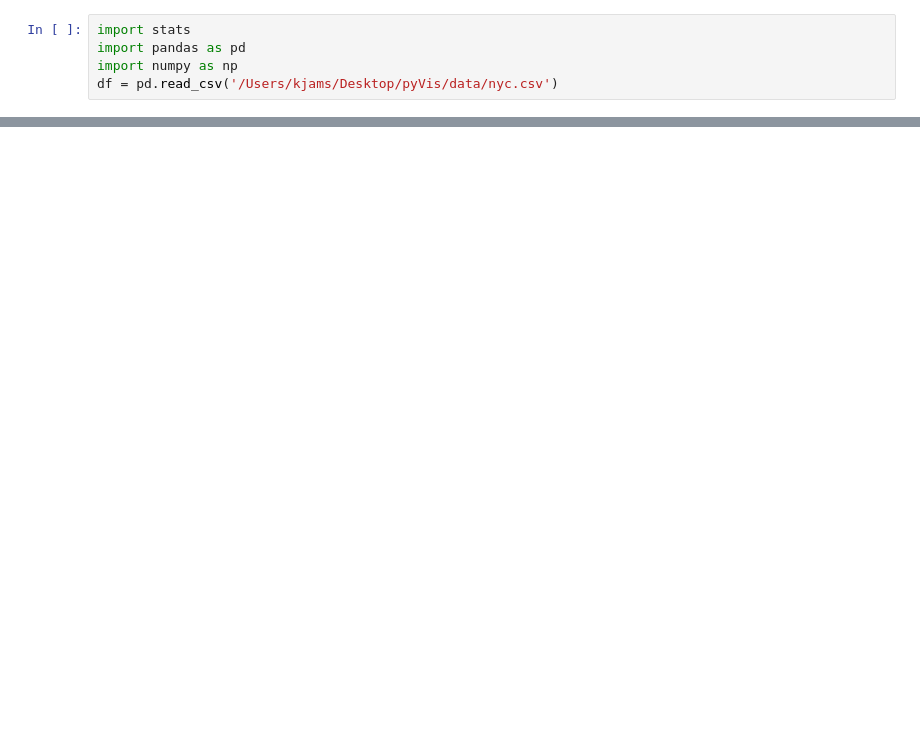
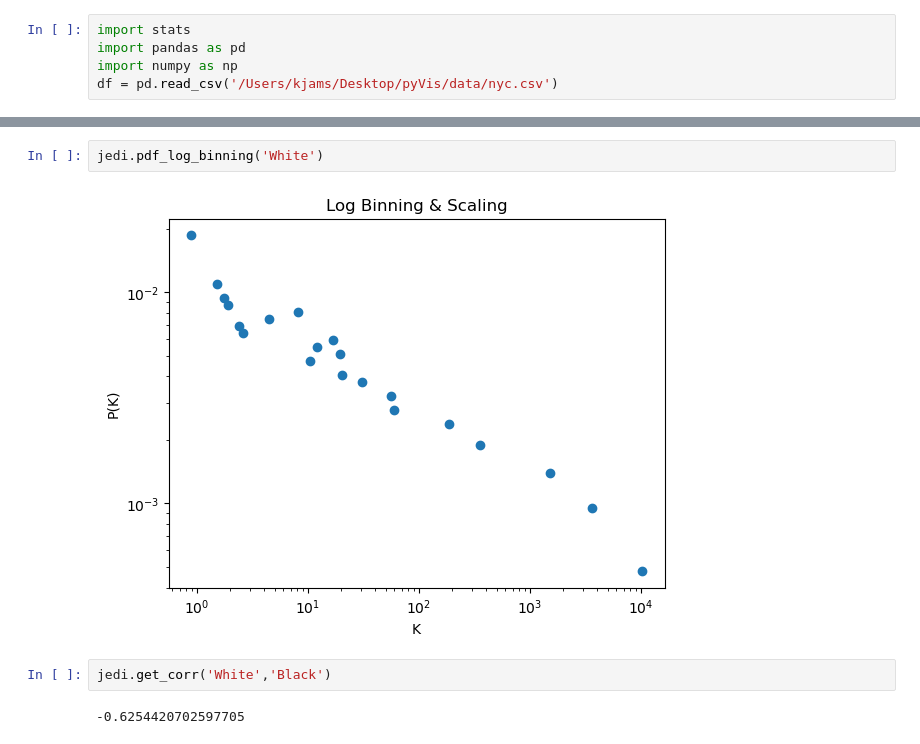
Before and after one commit to LilaShiba/stats_py_ai_ml, a Jupyter notebook: math_for_viz_model.ipynb, the cells around one changed output, grey strips where cells are left out. Drawn from its saved outputs; the diff is of its cells as text; blank space fills up the shorter version.

```diff
--- a/math_for_viz_model.ipynb
+++ b/math_for_viz_model.ipynb
@@ -69 +69,9 @@ defaultdict(list,
              ...})
+# %%
+jedi.pdf_log_binning('White')
+# %% [output]
+[figure, added]
+# %%
+jedi.get_corr('White','Black')
+# %% [output]
+-0.6254420702597705
```
Also changed, not shown: parts of 6 cells of this notebook, 1 other file.
